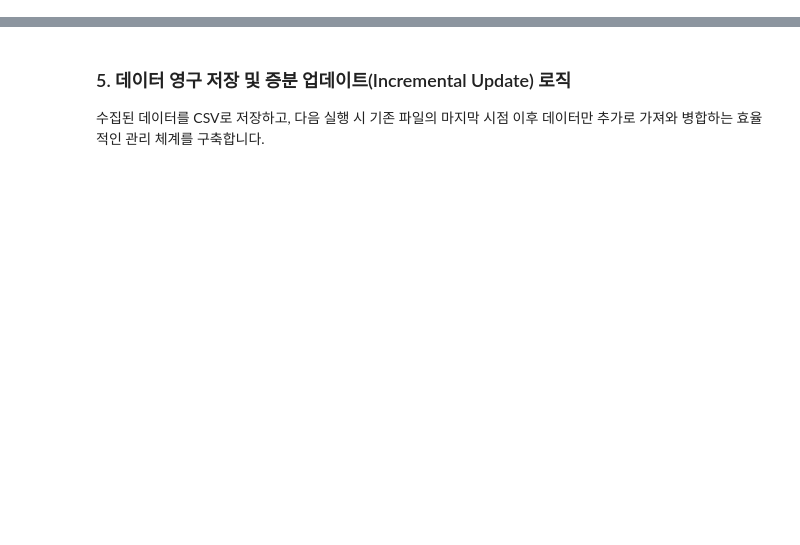
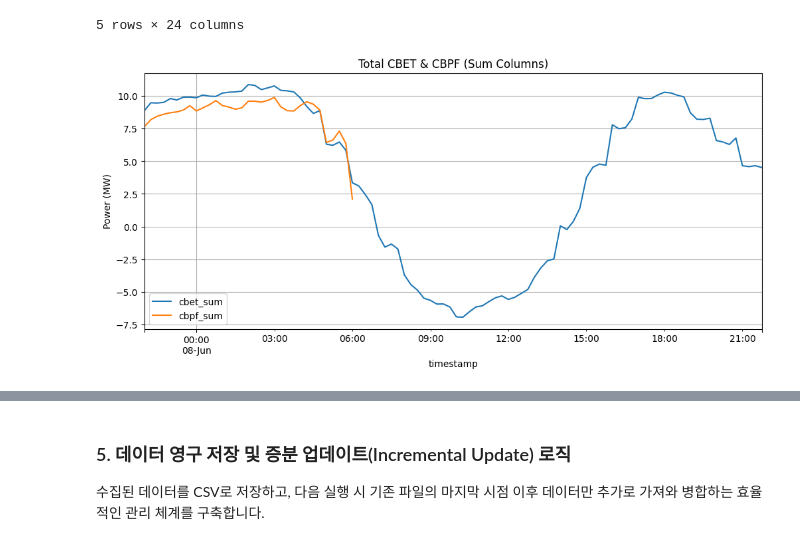
Before and after one commit to Giraffe-Shin/trading, a Jupyter notebook: 독일전력분석.ipynb, the cells around one changed output, grey strips where cells are left out. Cells and saved outputs as stored; diff of their text form; code cells hidden in the pictures; blank space fills up the shorter version.

```diff
--- a/독일전력분석.ipynb
+++ b/독일전력분석.ipynb
@@ -468,0 +225,77 @@ if df_master_2023 is not None:
+# %%
+### CBET (거래) 및 CBPF (물리적 흐름) 데이터 수집 (국가별 개별 컬럼 유지)
+import pandas as pd
+import numpy as np
+import time
+
+# 1. 설정
+target_trading_endpoints = ['cbet', 'cbpf']
+country_code = 'de'
+trading_dfs = []
+
+print(f"📊 국경 간 거래(CBET) 및 물리적 흐름(CBPF) 개별 국가별 수집 시작...")
+
+for ep in target_trading_endpoints:
+    success = False
+    retries = 3
+
+    while retries >= 0 and not success:
+        try:
+            # API 서버 부하 방지를 위해 호출 전 대기
+            time.sleep(35.0)
+
+            raw = api.fetch(endpoint=ep, country=country_code)
+
+            if raw and 'unix_seconds' in raw:
+                # 타임스탬프 기준 프레임 생성
+                df_ep = pd.DataFrame({'timestamp': pd.to_datetime(raw['unix_seconds'], unit='s')})
+
+                # 'countries' 내부의 리스트를 순회하며 개별 컬럼으로 추가
+                if 'countries' in raw and isinstance(raw['countries'], list):
+                    for country_item in raw['countries']:
+                        c_name = country_item.get('name', 'Unknown')
+                        c_vals = country_item.get('data', [])
+
+                        # 엔드포인트 이름을 접두어로 붙여 컬럼명 생성 (예: cbet_Austria)
+                        col_name = f"{ep}_{c_name}"
+
+                        # None을 NaN으로 처리하여 할당 (데이터 길이 확인)
+                        if len(c_vals) == len(df_ep):
+                            df_ep[col_name] = c_vals
+                        else:
+                            print(f"  ⚠️ [{col_name}] 데이터 길이 불일치 건너뜀")
+
+                    trading_dfs.append(df_ep.set_index('timestamp'))
+                    print(f"  ✅ [{ep}] 수집 완료: {len(raw['countries'])}개 항목(국가 및 합계) 로드됨")
+                    success = True
+                else:
+                    print(f"  ⚠️ [{ep}] 'countries' 데이터 형식이 올바르지 않습니다.")
+            else:
+                print(f"  ⚠️ [{ep}] 응답에 unix_seconds가 없습니다. (재시도 남음: {retries})")
+
+        except Exception as e:
+            if "429" in str(e):
+                wait_time = 60.0
+                print(f"  ⏳ [{ep}] 429 에러 감지. {wait_time}초 대기 후 재시도... (남은 재시도: {retries})")
+                time.sleep(wait_time)
+            else:
+                print(f"  ❌ [{ep}] 오류 발생: {e}")
+                break
+        retries -= 1
+
+# 2. 결과 통합 및 출력
+if trading_dfs:
+    # 모든 엔드포인트의 개별 국가 컬럼들을 하나로 통합
+    df_trading_raw = pd.concat(trading_dfs, axis=1).sort_index()
+    print(f"\n✅ 수집 완료! 원본 데이터셋 요약 (컬럼 수: {len(df_trading_raw.columns)})")
+    display(df_trading_raw.head())
+
+    # 'sum'이 포함된 컬럼들만 필터링하여 시각화 (전체 흐름 파악용)
+    sum_cols = [c for c in df_trading_raw.columns if 'sum' in c.lower()]
+    if sum_cols:
+        df_trading_raw[sum_cols].plot(figsize=(12, 5), grid=True, title='Total CBET & CBPF (Sum Columns)')
+        plt.ylabel('Power (MW)')
+        plt.show()
+else:
+    print("❌ 모든 시도가 실패하여 데이터를 수집하지 못했습니다.")
+# %% [output]
@@ -468,0 +316,2 @@ if df_master_2023 is not None:
+5 rows × 24 columns
+[figure, added]
```
Also changed, not shown: parts of 47 cells of this notebook.
